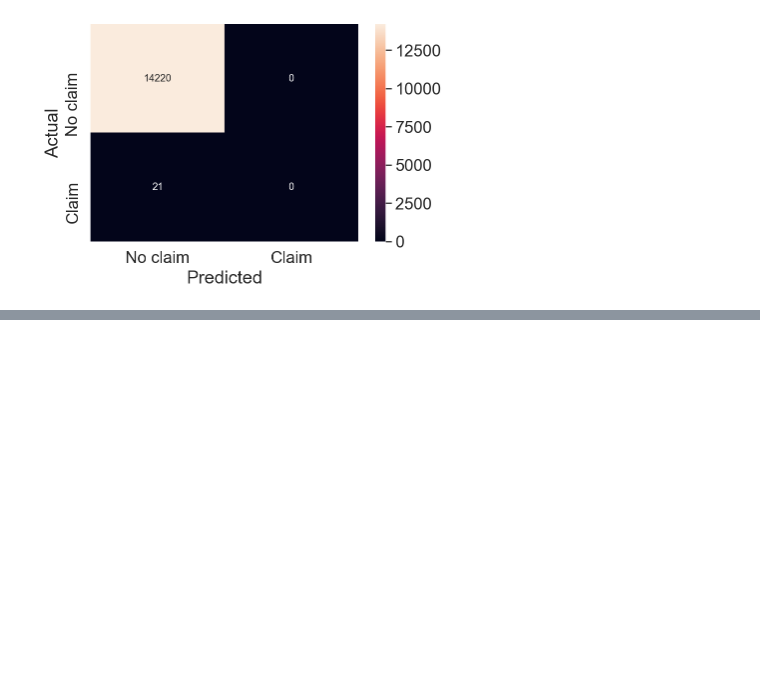
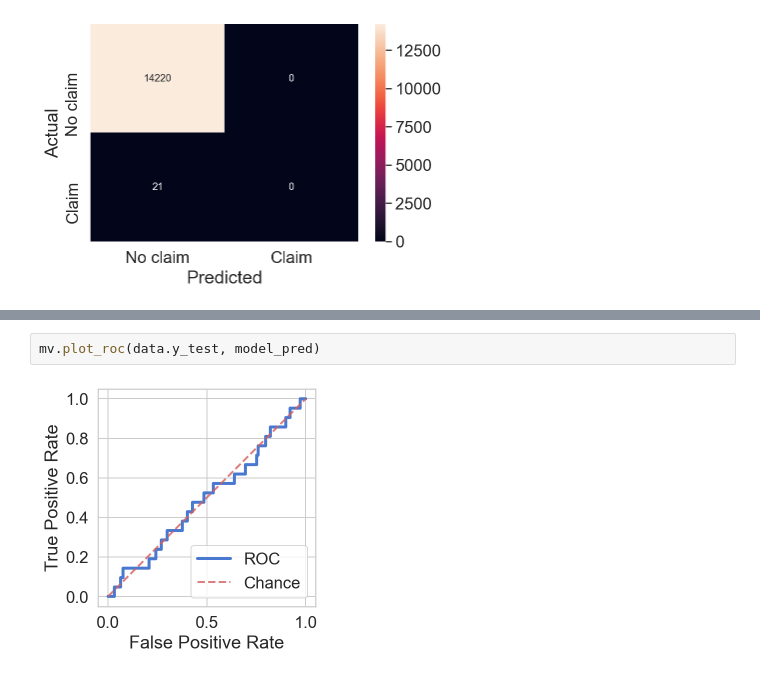
Before and after one commit to anujdubey1996/Credit-Card-Fraud-Detection-Kaggle-Handling-Class-Imbalance, a Jupyter notebook: src/Credit Card Fraud Detection - Handling Class Imbalance.ipynb, the cells around one changed output, grey strips where cells are left out. Cells and saved outputs as stored; diff of their text form; blank space fills up the shorter version.

```diff
--- a/src/Credit Card Fraud Detection - Handling Class Imbalance.ipynb
+++ b/src/Credit Card Fraud Detection - Handling Class Imbalance.ipynb
@@ -83,0 +99,4 @@ METRICS = [
+# %%
+mv.plot_roc(data.y_test, model_pred)
+# %% [output]
+[figure, added]
```
Also changed, not shown: parts of 18 cells of this notebook, 3 other files.
